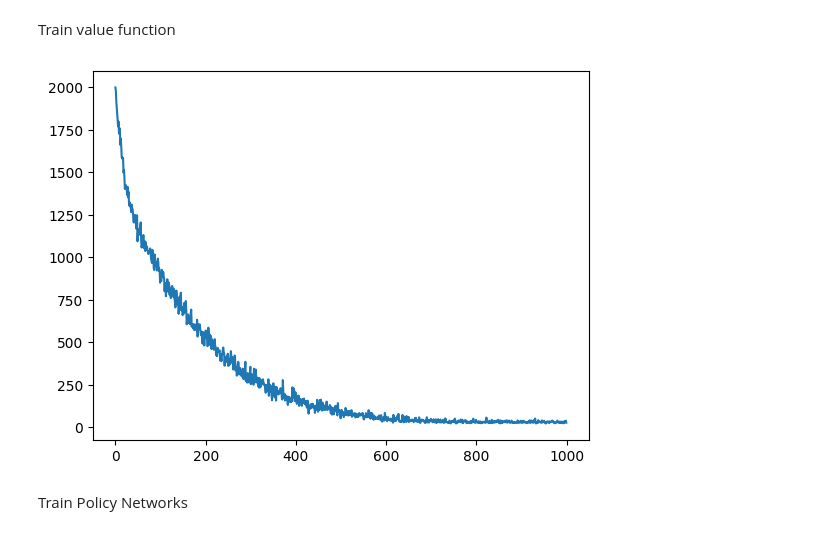
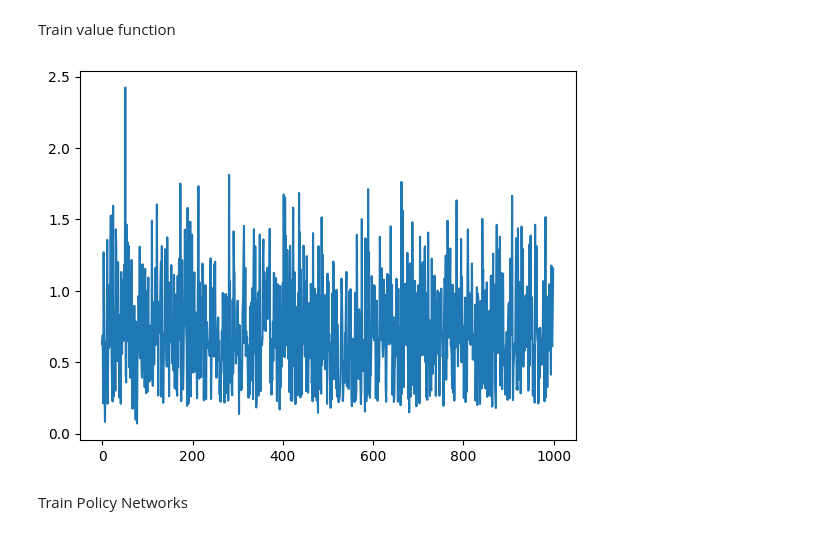
Before and after one commit to mattusuquen/AutonomousDriving, a Jupyter notebook: SelfDrivingCar.ipynb, the cells around one changed output. Saved outputs shown, nothing was run; the diff lists cells and outputs as text; code cells hidden in the pictures.

```diff
--- a/SelfDrivingCar.ipynb
+++ b/SelfDrivingCar.ipynb
@@ -53,46 +65,46 @@ for i in range(len(reward_to_go)-2,-1,-1): reward_to_go[i][0] += reward_to_go[i]
 
 # Convert to tensor
 states_tensor = torch.tensor(states).float()
-actions_tensor = torch.tensor(states).float()
-reward_to_go_tensor = torch.tensor(states).float()
+actions_tensor = torch.tensor(actions).float()
+reward_to_go_tensor = torch.tensor(reward_to_go).float()
 
 #Store in dataset
-dataset = TensorDataset(states_tensor, reward_to_go_tensor)
+dataset = TensorDataset(states_tensor, reward_to_go_tensor, actions_tensor)
 dataloader = DataLoader(dataset, batch_size=32, shuffle=True)
 # %% [markdown]
 Train value function
 # %%
 loss_function = nn.MSELoss()
 optimizer = optim.Adam(value_function.parameters(), lr=0.0001, weight_decay=0.0001)
 
 losses = []
 epochs = 1000
 for epoch in range(epochs):
-    for inputs_batch, outputs_batch in dataloader:
+    for inputs_batch, outputs_batch, _ in dataloader:
         # Move batches to GPU
         inputs_batch, outputs_batch = inputs_batch.to(device), outputs_batch.to(device)
 
         # Zero the gradients
         optimizer.zero_grad()
 
         # Forward pass
         predictions = value_function(inputs_batch)
 
         # Compute the loss
         loss = loss_function(predictions, outputs_batch)
 
         # Backward pass
         loss.backward()
 
         # Update weights
         optimizer.step()
 
     losses.append(loss.item())
 
 plt.plot(losses)
 plt.show()
 # %% [output]
-[figure, old version]
+[figure, new version]
 # %% [markdown]
 Train Policy Networks
 # %%
```
Also changed, not shown: parts of 4 cells of this notebook.
